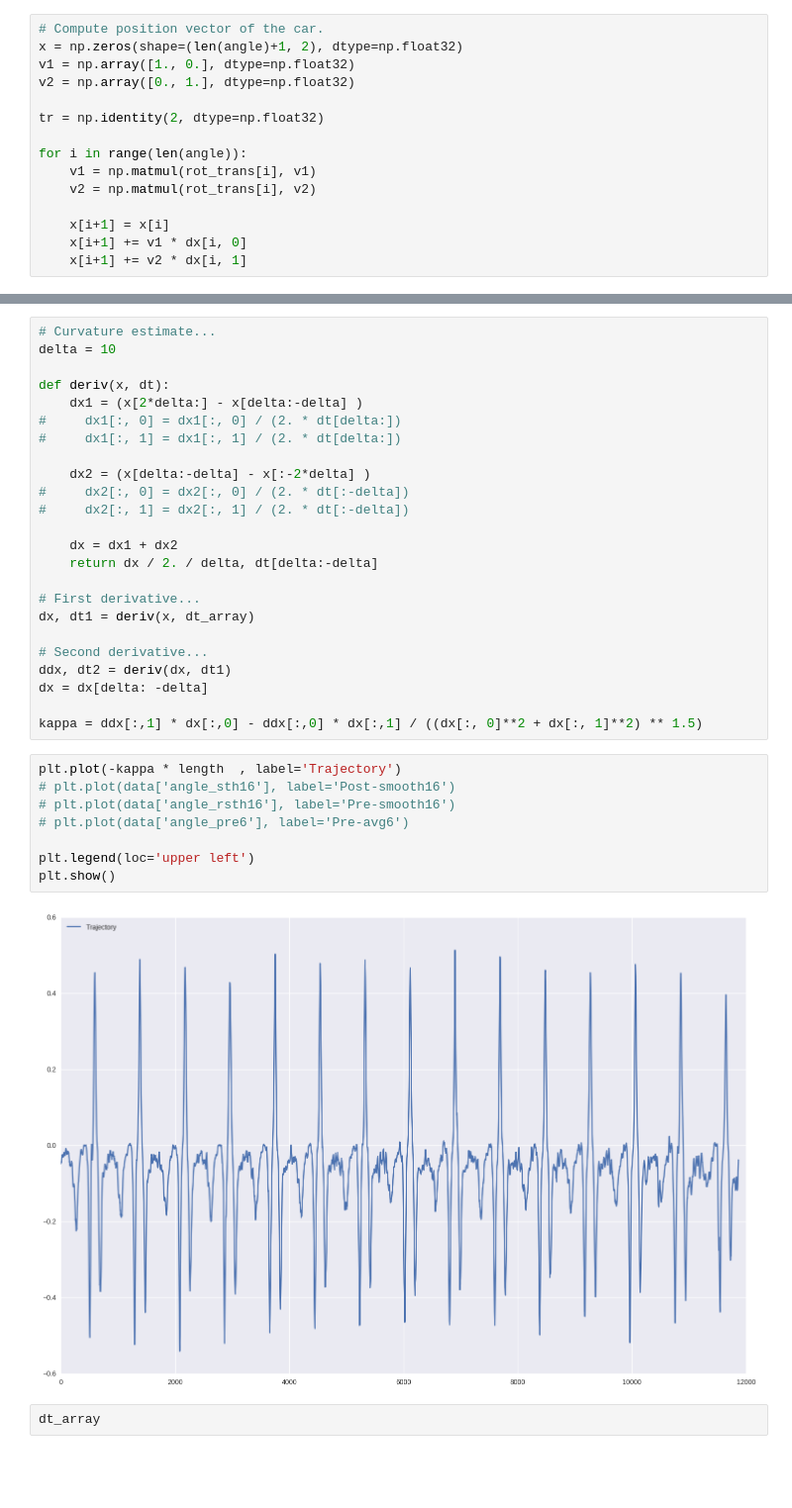
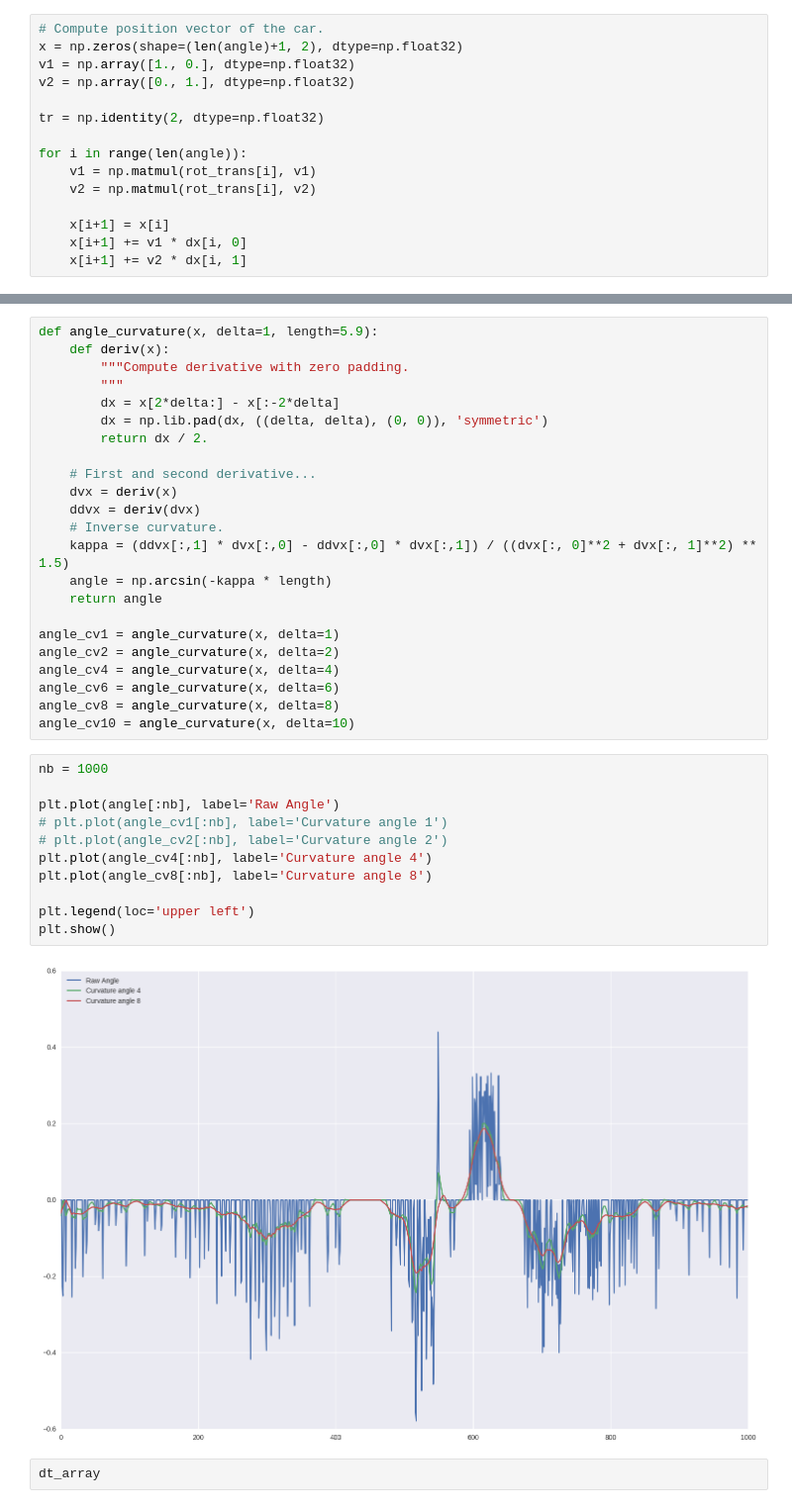
Before and after one commit to balancap/SDC-Behavioral-Cloning, a Jupyter notebook: behavioral-cloning.ipynb, the cells around one changed output, grey strips where cells are left out. Shown at 99% size. Cells and saved outputs as stored; diff of their text form; blank space fills up the shorter version.

Commit message:
UPDATE: Compute curvature angle on the trajectory.

```diff
--- a/behavioral-cloning.ipynb
+++ b/behavioral-cloning.ipynb
@@ -138,37 +136,39 @@ plt.show()
-# %%
-# Curvature estimate...
-delta = 10
-
-def deriv(x, dt):
-    dx1 = (x[2*delta:] - x[delta:-delta] )
-#     dx1[:, 0] = dx1[:, 0] / (2. * dt[delta:])
-#     dx1[:, 1] = dx1[:, 1] / (2. * dt[delta:])
-
-    dx2 = (x[delta:-delta] - x[:-2*delta] )
-#     dx2[:, 0] = dx2[:, 0] / (2. * dt[:-delta])
-#     dx2[:, 1] = dx2[:, 1] / (2. * dt[:-delta])
-
-    dx = dx1 + dx2
-    return dx / 2. / delta, dt[delta:-delta]
-
-# First derivative...
-dx, dt1 = deriv(x, dt_array)
-
-# Second derivative...
-ddx, dt2 = deriv(dx, dt1)
-dx = dx[delta: -delta]
-
-kappa = ddx[:,1] * dx[:,0] - ddx[:,0] * dx[:,1] / ((dx[:, 0]**2 + dx[:, 1]**2) ** 1.5)
-# %%
-plt.plot(-kappa * length  , label='Trajectory')
-# plt.plot(data['angle_sth16'], label='Post-smooth16')
-# plt.plot(data['angle_rsth16'], label='Pre-smooth16')
-# plt.plot(data['angle_pre6'], label='Pre-avg6')
-
-plt.legend(loc='upper left')
-plt.show()
-# %% [output]
-[figure, removed]
+# %%
+def angle_curvature(x, delta=1, length=5.9):
+    def deriv(x):
+        """Compute derivative with zero padding.
+        """
+        dx = x[2*delta:] - x[:-2*delta]
+        dx = np.lib.pad(dx, ((delta, delta), (0, 0)), 'symmetric')
+        return dx / 2.
+
+    # First and second derivative...
+    dvx = deriv(x)
+    ddvx = deriv(dvx)
+    # Inverse curvature.
+    kappa = (ddvx[:,1] * dvx[:,0] - ddvx[:,0] * dvx[:,1]) / ((dvx[:, 0]**2 + dvx[:, 1]**2) ** 1.5)
+    angle = np.arcsin(-kappa * length)
+    return angle
+
+angle_cv1 = angle_curvature(x, delta=1)
+angle_cv2 = angle_curvature(x, delta=2)
+angle_cv4 = angle_curvature(x, delta=4)
+angle_cv6 = angle_curvature(x, delta=6)
+angle_cv8 = angle_curvature(x, delta=8)
+angle_cv10 = angle_curvature(x, delta=10)
+# %%
+nb = 1000
+
+plt.plot(angle[:nb], label='Raw Angle')
+# plt.plot(angle_cv1[:nb], label='Curvature angle 1')
+# plt.plot(angle_cv2[:nb], label='Curvature angle 2')
+plt.plot(angle_cv4[:nb], label='Curvature angle 4')
+plt.plot(angle_cv8[:nb], label='Curvature angle 8')
+
+plt.legend(loc='upper left')
+plt.show()
+# %% [output]
+[figure, added]
 # %%
 dt_array
 # %% [output]
```
Also changed, not shown: parts of 3 cells of this notebook, 2 other files.
